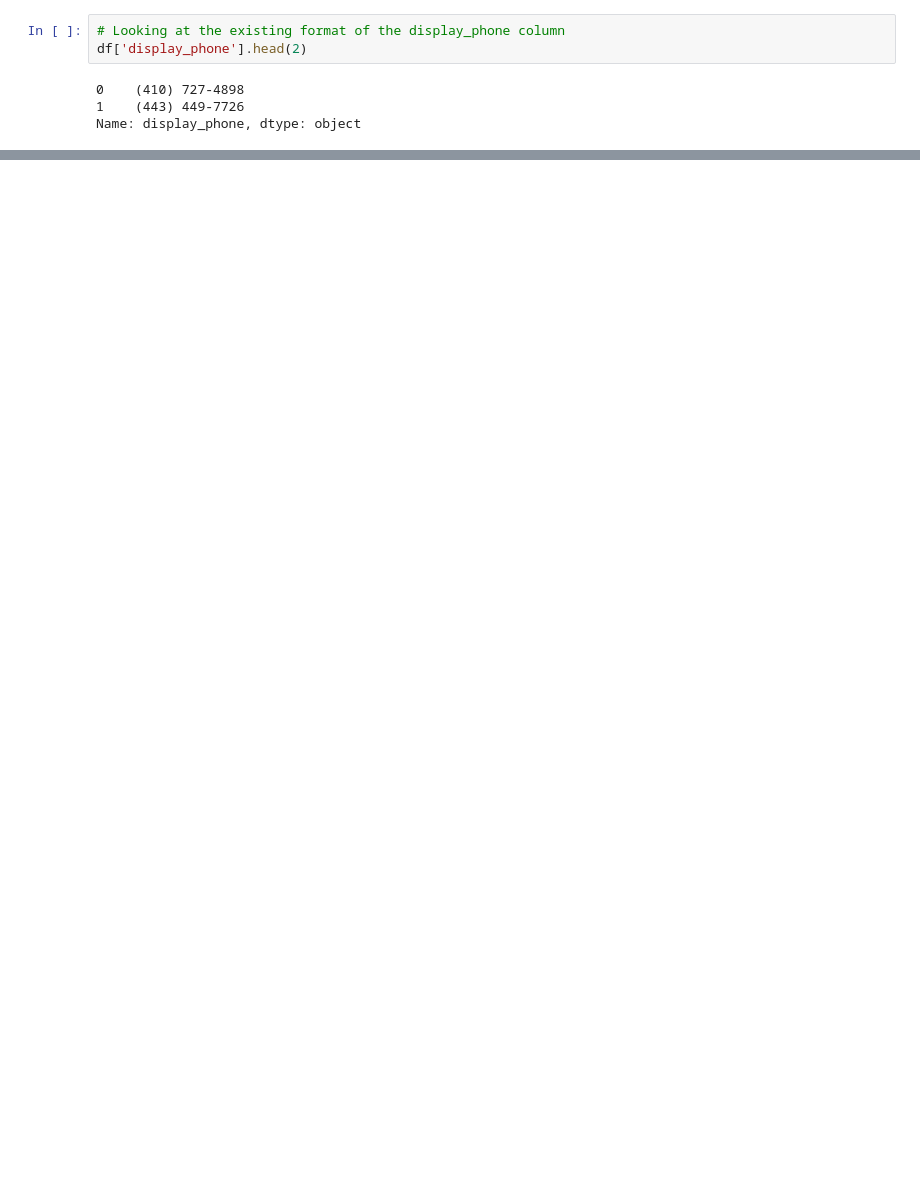
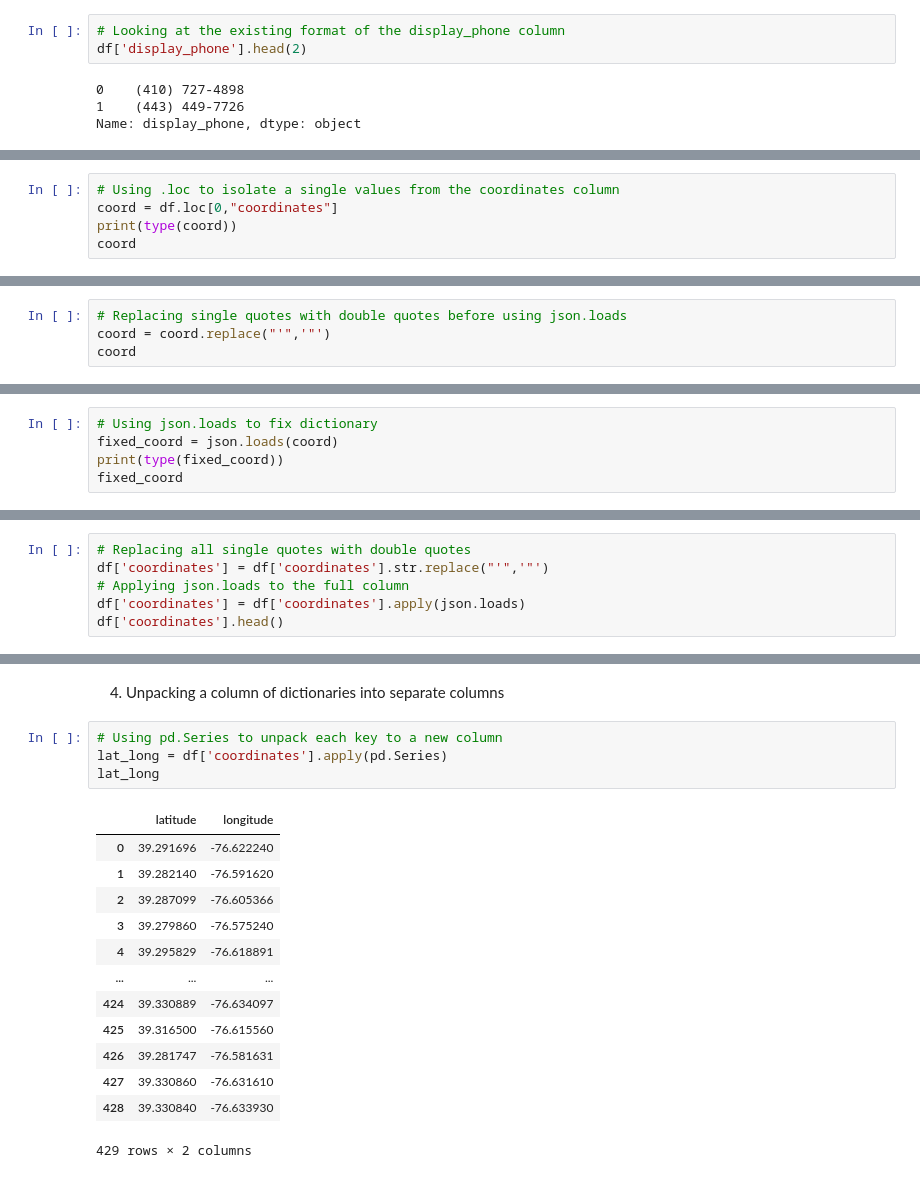
Before and after one commit to MCV-Jimenez/Advanced-Transformations, a Jupyter notebook: Advanced Transformations (practice).ipynb, the cells around one changed output, grey strips where cells are left out. Drawn from its saved outputs; the diff is of its cells as text; blank space fills up the shorter version.

```diff
--- a/Advanced Transformations (practice).ipynb
+++ b/Advanced Transformations (practice).ipynb
@@ -62,0 +100,5 @@ df['display_phone'].str.split(' ', expand=True)
+# %%
+# Using .loc to isolate a single values from the coordinates column
+coord = df.loc[0,"coordinates"]
+print(type(coord))
+coord
@@ -62,0 +108,4 @@ df['display_phone'].str.split(' ', expand=True)
+# %%
+# Replacing single quotes with double quotes before using json.loads
+coord = coord.replace("'",'"')
+coord
@@ -62,0 +114,5 @@ df['display_phone'].str.split(' ', expand=True)
+# %%
+# Using json.loads to fix dictionary
+fixed_coord = json.loads(coord)
+print(type(fixed_coord))
+fixed_coord
@@ -62,0 +124,6 @@ df['display_phone'].str.split(' ', expand=True)
+# %%
+# Replacing all single quotes with double quotes
+df['coordinates'] = df['coordinates'].str.replace("'",'"')
+# Applying json.loads to the full column
+df['coordinates'] = df['coordinates'].apply(json.loads)
+df['coordinates'].head()
@@ -62,0 +145,20 @@ df['display_phone'].str.split(' ', expand=True)
+# %% [markdown]
+4. Unpacking a column of dictionaries into separate columns
+# %%
+# Using pd.Series to unpack each key to a new column
+lat_long = df['coordinates'].apply(pd.Series)
+lat_long
+# %% [output]
+|  | latitude | longitude |
+| 0 | 39.291696 | -76.622240 |
+| 1 | 39.282140 | -76.591620 |
+| 2 | 39.287099 | -76.605366 |
+| 3 | 39.279860 | -76.575240 |
+| 4 | 39.295829 | -76.618891 |
+| ... | ... | ... |
+| 424 | 39.330889 | -76.634097 |
+| 425 | 39.316500 | -76.615560 |
+| 426 | 39.281747 | -76.581631 |
+| 427 | 39.330860 | -76.631610 |
+| 428 | 39.330840 | -76.633930 |
+429 rows × 2 columns
```
Also changed, not shown: parts of 23 cells of this notebook.
